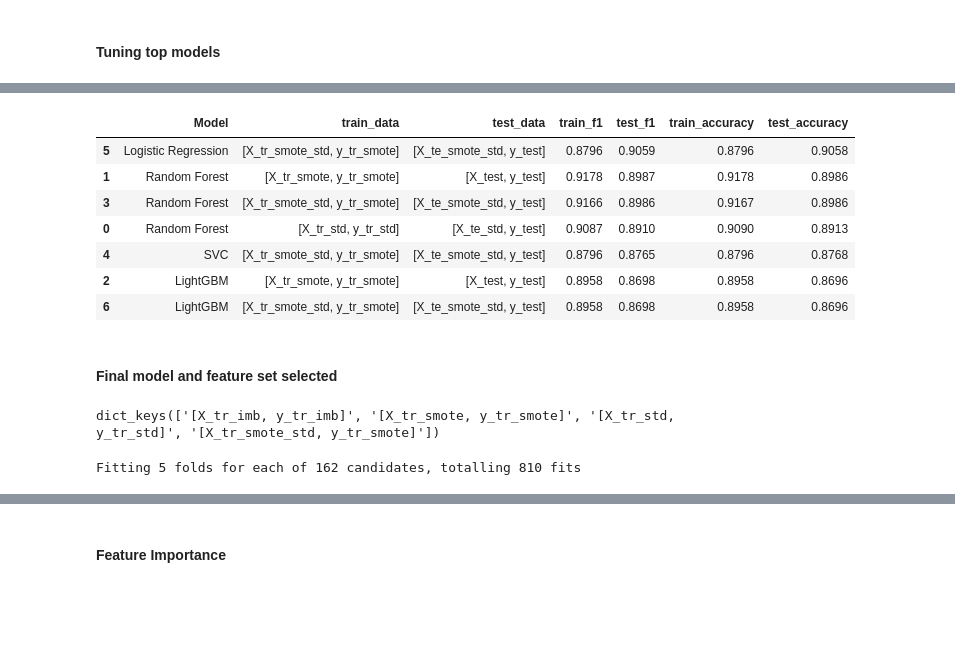
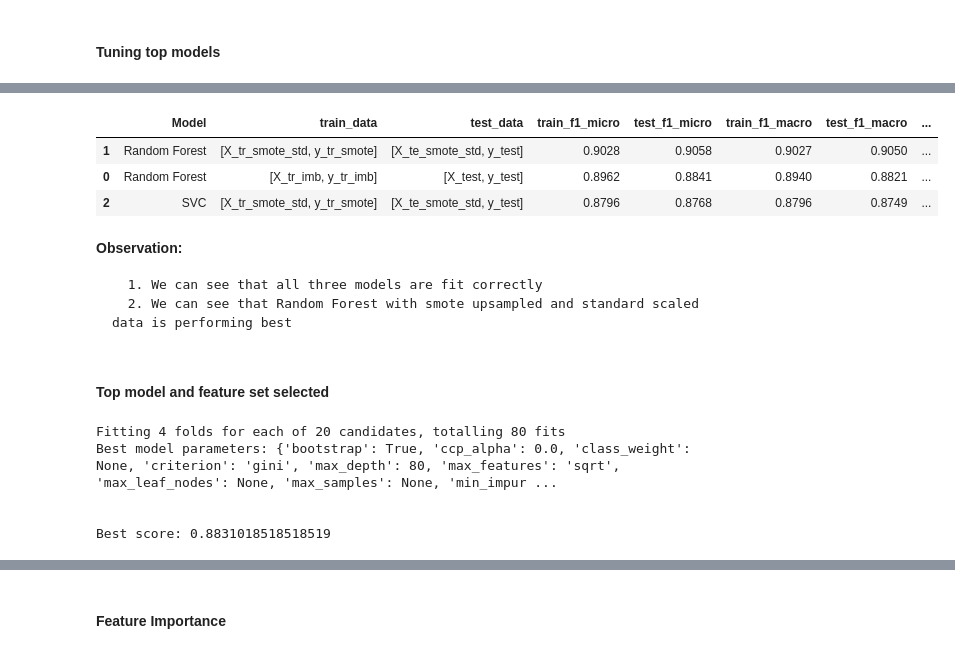
Before and after one commit to KiranMahendrakar93/Mental_Health_Prediction, a Jupyter notebook: 3_Model_building.ipynb, the cells around one changed output, grey strips where cells are left out. Cells and saved outputs as stored; diff of their text form; code cells hidden in the pictures; blank space fills up the shorter version.

```diff
--- a/3_Model_building.ipynb
+++ b/3_Model_building.ipynb
@@ -224,15 +239,10 @@ results_df.sort_values(by=['test_f1'], ascending=[False])
 %%time
 random.seed(42)
 results = []
-results += train_models('[X_tr_std, y_tr_std]', '[X_te_std, y_test]', tune=True, models={'Random Forest': RandomForestClassifier()})
+results += train_models('[X_tr_imb, y_tr_imb]', '[X_test, y_test]', tune=True, scoring=['accuracy', 'f1'], models={'Random Forest': RandomForestClassifier()})
 
-results += train_models('[X_tr_smote, y_tr_smote]', '[X_test, y_test]', tune=True, models={'Random Forest': RandomForestClassifier(),
-                                                                                          'LightGBM': LGBMClassifier()})
-
-results += train_models('[X_tr_smote_std, y_tr_smote]', '[X_te_smote_std, y_test]', tune=True, models={'Random Forest': RandomForestClassifier(),
-                                                                                                       'SVC': SVC(),
-                                                                                                      'Logistic Regression': LogisticRegression(),
-                                                                                                      'LightGBM': LGBMClassifier()})
+results += train_models('[X_tr_smote_std, y_tr_smote]', '[X_te_smote_std, y_test]', tune=True, scoring=['accuracy', 'f1'], models={'Random Forest': RandomForestClassifier(),
+                                                                                                                                                'SVC': SVC()})
 # %% [output]
 Fitting 5 folds for each of 10 candidates, totalling 50 fits
 Fitting 5 folds for each of 10 candidates, totalling 50 fits
@@ -298,36 +252,36 @@ Wall time: 1min 38s
 # %%
 results_df = pd.DataFrame(results)
-results_df.sort_values(by=['test_f1'], ascending=[False])
+results_df.sort_values(by=['test_f1_micro'], ascending=[False], inplace=True)
+results_df
 # %% [output]
-|  | Model | train_data | test_data | train_f1 | test_f1 | train_accuracy | test_accuracy |
-| 5 | Logistic Regression | [X_tr_smote_std, y_tr_smote] | [X_te_smote_std, y_test] | 0.8796 | 0.9059 | 0.8796 | 0.9058 |
-| 1 | Random Forest | [X_tr_smote, y_tr_smote] | [X_test, y_test] | 0.9178 | 0.8987 | 0.9178 | 0.8986 |
-| 3 | Random Forest | [X_tr_smote_std, y_tr_smote] | [X_te_smote_std, y_test] | 0.9166 | 0.8986 | 0.9167 | 0.8986 |
-| 0 | Random Forest | [X_tr_std, y_tr_std] | [X_te_std, y_test] | 0.9087 | 0.8910 | 0.9090 | 0.8913 |
-| 4 | SVC | [X_tr_smote_std, y_tr_smote] | [X_te_smote_std, y_test] | 0.8796 | 0.8765 | 0.8796 | 0.8768 |
-| 2 | LightGBM | [X_tr_smote, y_tr_smote] | [X_test, y_test] | 0.8958 | 0.8698 | 0.8958 | 0.8696 |
-| 6 | LightGBM | [X_tr_smote_std, y_tr_smote] | [X_te_smote_std, y_test] | 0.8958 | 0.8698 | 0.8958 | 0.8696 |
+|  | Model | train_data | test_data | train_f1_micro | test_f1_micro | train_f1_macro | test_f1_macro | ... |
+| 1 | Random Forest | [X_tr_smote_std, y_tr_smote] | [X_te_smote_std, y_test] | 0.9028 | 0.9058 | 0.9027 | 0.9050 | ... |
+| 0 | Random Forest | [X_tr_imb, y_tr_imb] | [X_test, y_test] | 0.8962 | 0.8841 | 0.8940 | 0.8821 | ... |
+| 2 | SVC | [X_tr_smote_std, y_tr_smote] | [X_te_smote_std, y_test] | 0.8796 | 0.8768 | 0.8796 | 0.8749 | ... |
+# %% [markdown]
+**Observation:**
+
+      1. We can see that all three models are fit correctly
+      2. We can see that Random Forest with smote upsampled and standard scaled data is performing best
 # %% [markdown]
-#### Final model and feature set selected
+#### Top model and feature set selected
 # %%
 models = load_models()
 model_params = load_model_params()
 # %%
 model = models['Random Forest']
 param_grid = model_params['Random Forest']
-# %%
-train_feature_sets.keys()
-# %% [output]
-dict_keys(['[X_tr_imb, y_tr_imb]', '[X_tr_smote, y_tr_smote]', '[X_tr_std, y_tr_std]', '[X_tr_smote_std, y_tr_smote]'])
 # %%
 random.seed(42)
-best_model = tune_model('grid', model, param_grid, train_feature_sets['[X_tr_smote_std, y_tr_smote]'][0],
-                        train_feature_sets['[X_tr_smote_std, y_tr_smote]'][1], scoring=['accuracy'], n_iter=10, cv=5, random_state=42)
+best_model, best_score = tune_model('random', model, param_grid, train_feature_sets['[X_tr_smote_std, y_tr_smote]'][0],
+                        train_feature_sets['[X_tr_smote_std, y_tr_smote]'][1], scoring=['accuracy', 'f1'], n_iter=20, cv=4, random_state=42)
 
-# best_model = tune_model('grid', model, param_grid, train_feature_sets['[X_tr_smote, y_tr_smote]'][0],
-#                         train_feature_sets['[X_tr_smote, y_tr_smote]'][1], scoring=['accuracy'], n_iter=10, cv=5, random_state=42)
-
-# best_model = tune_model('grid', model, param_grid, train_feature_sets['[X_tr_std, y_tr_std]'][0],
-#                         train_feature_sets['[X_tr_std, y_tr_std]'][1], scoring=['accuracy'], n_iter=10, cv=5, random_state=42)
+print('Best model parameters:', best_model.get_params())
+print('\n')
+print('Best score:', best_score)
 # %% [output]
-Fitting 5 folds for each of 162 candidates, totalling 810 fits
+Fitting 4 folds for each of 20 candidates, totalling 80 fits
+Best model parameters: {'bootstrap': True, 'ccp_alpha': 0.0, 'class_weight': None, 'criterion': 'gini', 'max_depth': 80, 'max_features': 'sqrt', 'max_leaf_nodes': None, 'max_samples': None, 'min_impur ...
+
+
+Best score: 0.8831018518518519
```
Also changed, not shown: parts of 19 cells of this notebook, 1 other file.
